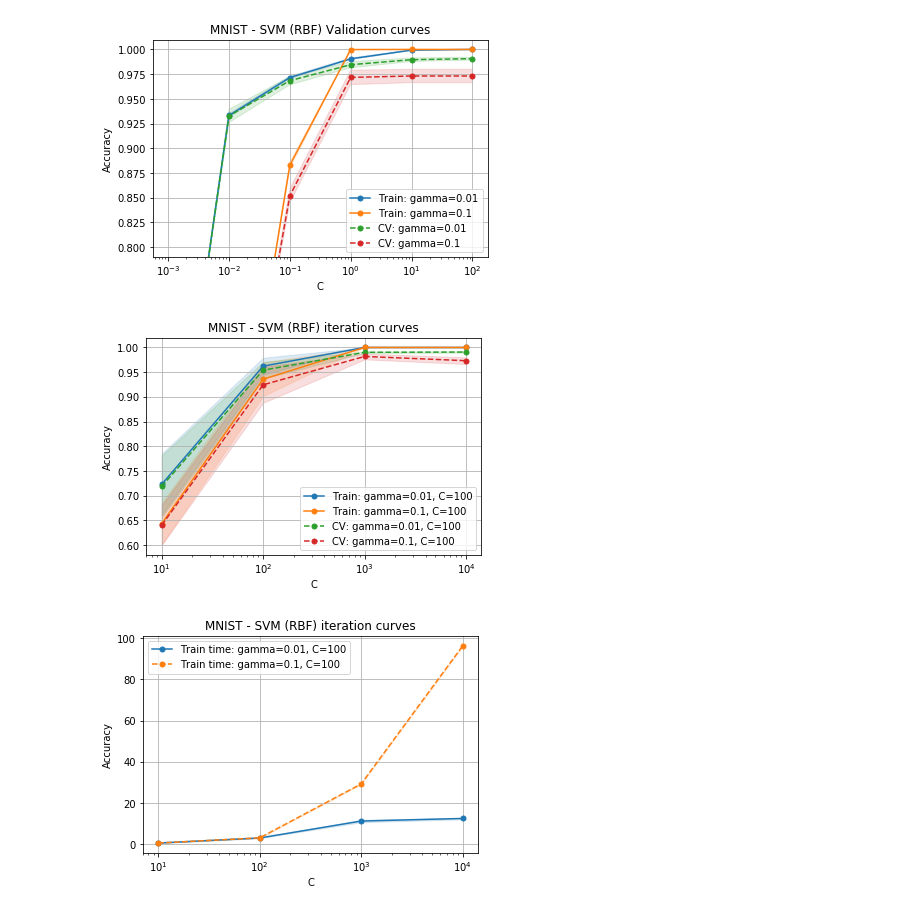
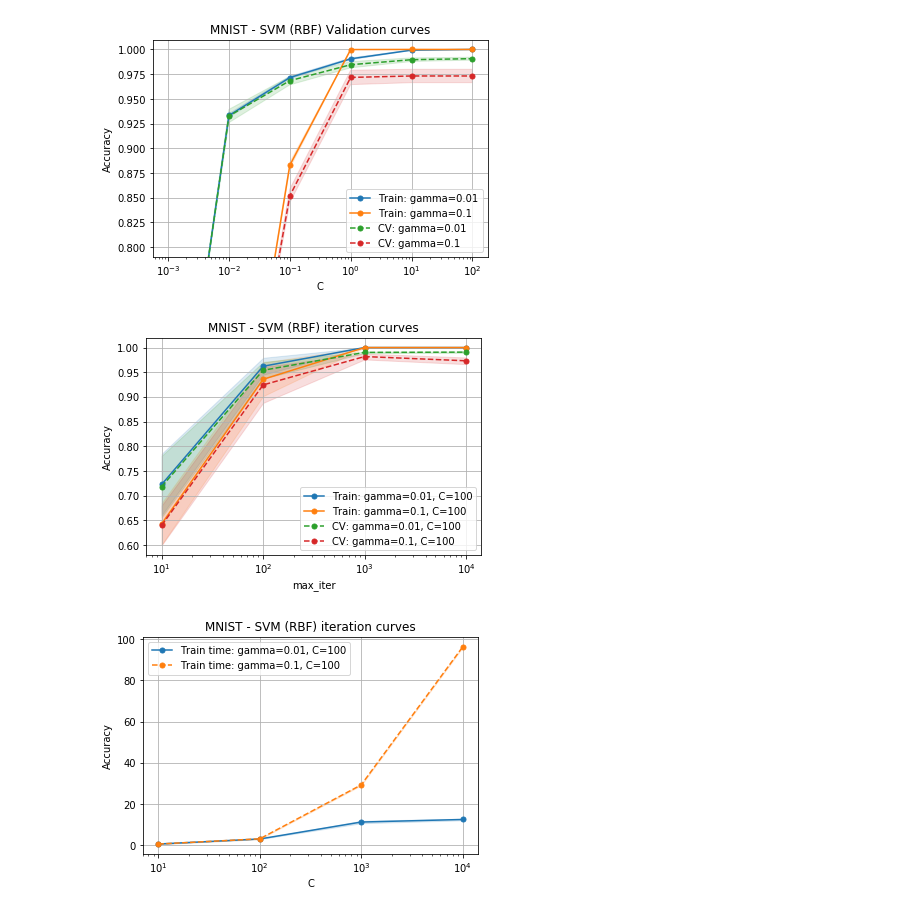
Before and after one commit to haniahhaq/CS7641-assignment-1, a Jupyter notebook: nb_mnist_svm.ipynb, the cells around one changed output. Drawn from its saved outputs; the diff is of its cells as text; code cells hidden in the pictures.

```diff
--- a/nb_mnist_svm.ipynb
+++ b/nb_mnist_svm.ipynb
@@ -317,13 +317,13 @@ plot_means_w_stds(means,stds,rbf_param_grid['C'], ylim=[0.79, 1.01], series_labe
 # %%
 rbf_iter_curve1 = rbf_df.xs((100.0, 0.01), level=('C', 'gamma'))
 rbf_iter_curve2 = rbf_df.xs((100.0, 0.1), level=('C', 'gamma'))
 means = [rbf_iter_curve1['mean_train_score'], rbf_iter_curve2['mean_train_score'], rbf_iter_curve1['mean_test_score'], rbf_iter_curve2['mean_test_score']]
 stds = [rbf_iter_curve1['std_train_score'], rbf_iter_curve2['std_train_score'], rbf_iter_curve1['std_test_score'], rbf_iter_curve2['std_test_score']]
 labels = ['Train: gamma=0.01, C=100', 'Train: gamma=0.1, C=100', 'CV: gamma=0.01, C=100', 'CV: gamma=0.1, C=100']
 
-plot_means_w_stds(means, stds, rbf_param_grid['max_iter'], series_labels=labels, ylabel='Accuracy', xlabel='C', logx=True, title='MNIST - SVM (RBF) iteration curves', legend=True)
+plot_means_w_stds(means, stds, rbf_param_grid['max_iter'], series_labels=labels, ylabel='Accuracy', xlabel='max_iter', logx=True, title='MNIST - SVM (RBF) iteration curves', legend=True)
 # %% [output]
-[figure, old version]
+[figure, new version]
 # %%
 rbf_iter_curve1 = rbf_df.xs((100.0, 0.01), level=('C', 'gamma'))
 rbf_iter_curve2 = rbf_df.xs((100.0, 0.1), level=('C', 'gamma'))
```
Also changed, not shown: 6 other files.
